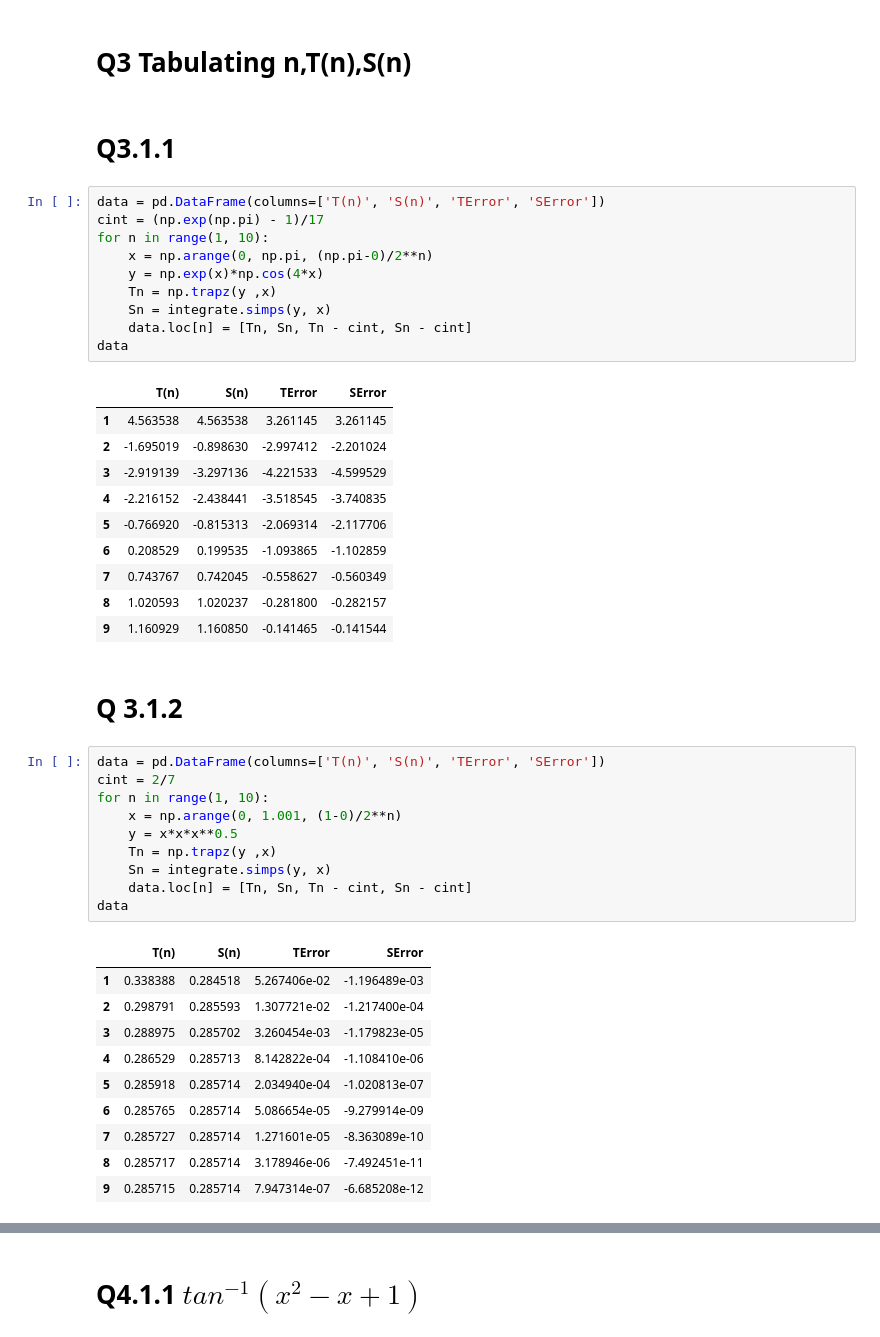
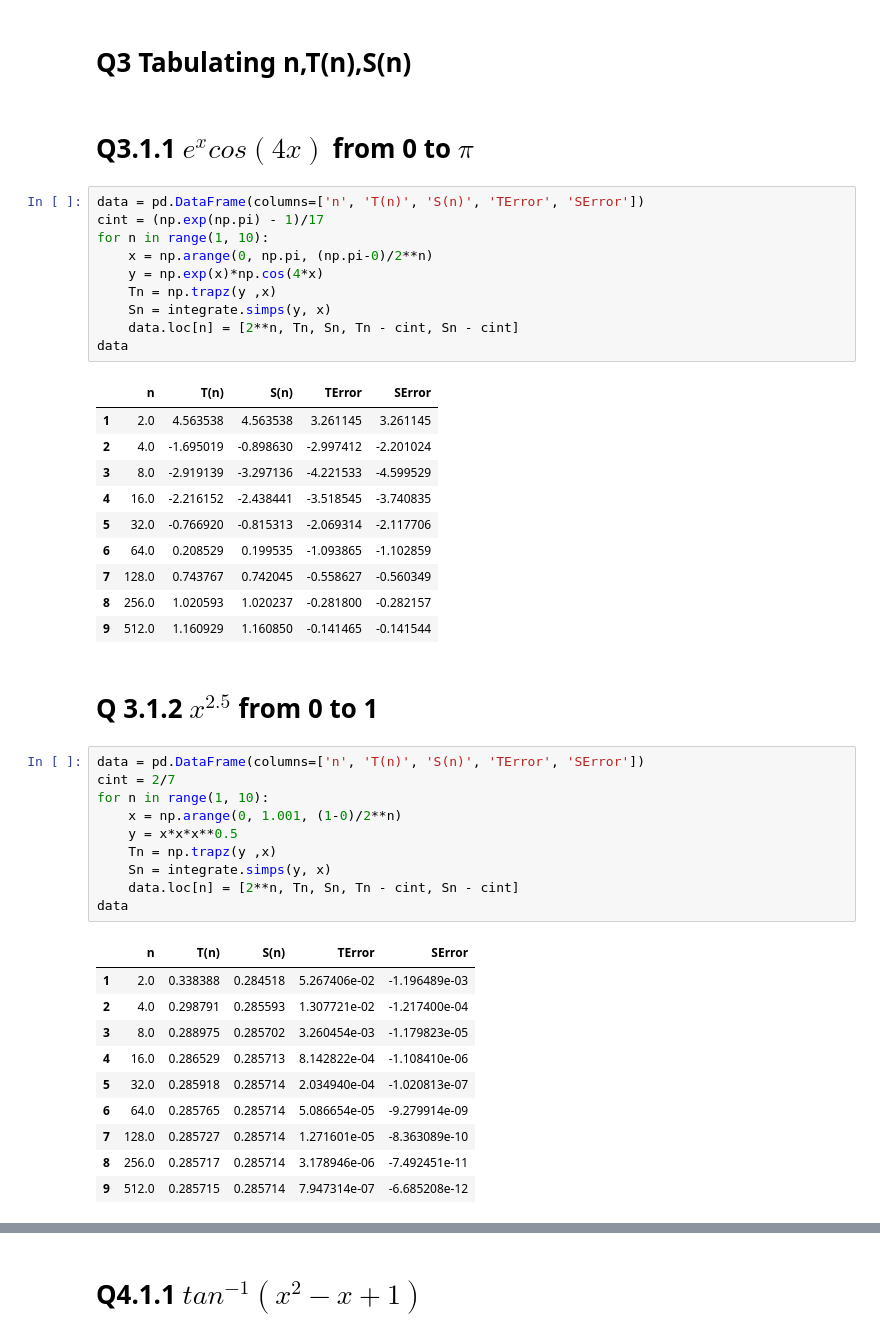
Before and after one commit to Vidhin05/Computational-and-Numerical-Methods, a Jupyter notebook: Set_8.ipynb, the cells around one changed output, grey strips where cells are left out. Drawn from its saved outputs; the diff is of its cells as text.

```diff
--- a/Set_8.ipynb
+++ b/Set_8.ipynb
@@ -82,49 +82,49 @@ The Lagrangian polynomial is:
 # %% [markdown]
 # Q3 Tabulating n,T(n),S(n)
 # %% [markdown]
-# Q3.1.1
+# Q3.1.1 $e^{x}cos(4x)$ from 0 to $\pi$
 # %%
-data = pd.DataFrame(columns=['T(n)', 'S(n)', 'TError', 'SError'])
+data = pd.DataFrame(columns=['n', 'T(n)', 'S(n)', 'TError', 'SError'])
 cint = (np.exp(np.pi) - 1)/17
 for n in range(1, 10):
     x = np.arange(0, np.pi, (np.pi-0)/2**n)
     y = np.exp(x)*np.cos(4*x)
     Tn = np.trapz(y ,x)
     Sn = integrate.simps(y, x)
-    data.loc[n] = [Tn, Sn, Tn - cint, Sn - cint]
+    data.loc[n] = [2**n, Tn, Sn, Tn - cint, Sn - cint]
 data
 # %% [output]
-|  | T(n) | S(n) | TError | SError |
-| 1 | 4.563538 | 4.563538 | 3.261145 | 3.261145 |
-| 2 | -1.695019 | -0.898630 | -2.997412 | -2.201024 |
-| 3 | -2.919139 | -3.297136 | -4.221533 | -4.599529 |
-| 4 | -2.216152 | -2.438441 | -3.518545 | -3.740835 |
-| 5 | -0.766920 | -0.815313 | -2.069314 | -2.117706 |
-| 6 | 0.208529 | 0.199535 | -1.093865 | -1.102859 |
-| 7 | 0.743767 | 0.742045 | -0.558627 | -0.560349 |
-| 8 | 1.020593 | 1.020237 | -0.281800 | -0.282157 |
-| 9 | 1.160929 | 1.160850 | -0.141465 | -0.141544 |
+|  | n | T(n) | S(n) | TError | SError |
+| 1 | 2.0 | 4.563538 | 4.563538 | 3.261145 | 3.261145 |
+| 2 | 4.0 | -1.695019 | -0.898630 | -2.997412 | -2.201024 |
+| 3 | 8.0 | -2.919139 | -3.297136 | -4.221533 | -4.599529 |
+| 4 | 16.0 | -2.216152 | -2.438441 | -3.518545 | -3.740835 |
+| 5 | 32.0 | -0.766920 | -0.815313 | -2.069314 | -2.117706 |
+| 6 | 64.0 | 0.208529 | 0.199535 | -1.093865 | -1.102859 |
+| 7 | 128.0 | 0.743767 | 0.742045 | -0.558627 | -0.560349 |
+| 8 | 256.0 | 1.020593 | 1.020237 | -0.281800 | -0.282157 |
+| 9 | 512.0 | 1.160929 | 1.160850 | -0.141465 | -0.141544 |
 # %% [markdown]
-# Q 3.1.2
+# Q 3.1.2  $x^{2.5}$ from 0 to 1
 # %%
-data = pd.DataFrame(columns=['T(n)', 'S(n)', 'TError', 'SError'])
+data = pd.DataFrame(columns=['n', 'T(n)', 'S(n)', 'TError', 'SError'])
 cint = 2/7
 for n in range(1, 10):
     x = np.arange(0, 1.001, (1-0)/2**n)
     y = x*x*x**0.5
     Tn = np.trapz(y ,x)
     Sn = integrate.simps(y, x)
-    data.loc[n] = [Tn, Sn, Tn - cint, Sn - cint]
+    data.loc[n] = [2**n, Tn, Sn, Tn - cint, Sn - cint]
 data
 # %% [output]
-|  | T(n) | S(n) | TError | SError |
-| 1 | 0.338388 | 0.284518 | 5.267406e-02 | -1.196489e-03 |
-| 2 | 0.298791 | 0.285593 | 1.307721e-02 | -1.217400e-04 |
-| 3 | 0.288975 | 0.285702 | 3.260454e-03 | -1.179823e-05 |
-| 4 | 0.286529 | 0.285713 | 8.142822e-04 | -1.108410e-06 |
-| 5 | 0.285918 | 0.285714 | 2.034940e-04 | -1.020813e-07 |
-| 6 | 0.285765 | 0.285714 | 5.086654e-05 | -9.279914e-09 |
-| 7 | 0.285727 | 0.285714 | 1.271601e-05 | -8.363089e-10 |
-| 8 | 0.285717 | 0.285714 | 3.178946e-06 | -7.492451e-11 |
-| 9 | 0.285715 | 0.285714 | 7.947314e-07 | -6.685208e-12 |
+|  | n | T(n) | S(n) | TError | SError |
+| 1 | 2.0 | 0.338388 | 0.284518 | 5.267406e-02 | -1.196489e-03 |
+| 2 | 4.0 | 0.298791 | 0.285593 | 1.307721e-02 | -1.217400e-04 |
+| 3 | 8.0 | 0.288975 | 0.285702 | 3.260454e-03 | -1.179823e-05 |
+| 4 | 16.0 | 0.286529 | 0.285713 | 8.142822e-04 | -1.108410e-06 |
+| 5 | 32.0 | 0.285918 | 0.285714 | 2.034940e-04 | -1.020813e-07 |
+| 6 | 64.0 | 0.285765 | 0.285714 | 5.086654e-05 | -9.279914e-09 |
+| 7 | 128.0 | 0.285727 | 0.285714 | 1.271601e-05 | -8.363089e-10 |
+| 8 | 256.0 | 0.285717 | 0.285714 | 3.178946e-06 | -7.492451e-11 |
+| 9 | 512.0 | 0.285715 | 0.285714 | 7.947314e-07 | -6.685208e-12 |
 # %% [markdown]
```
Also changed, not shown: parts of 6 cells of this notebook.
